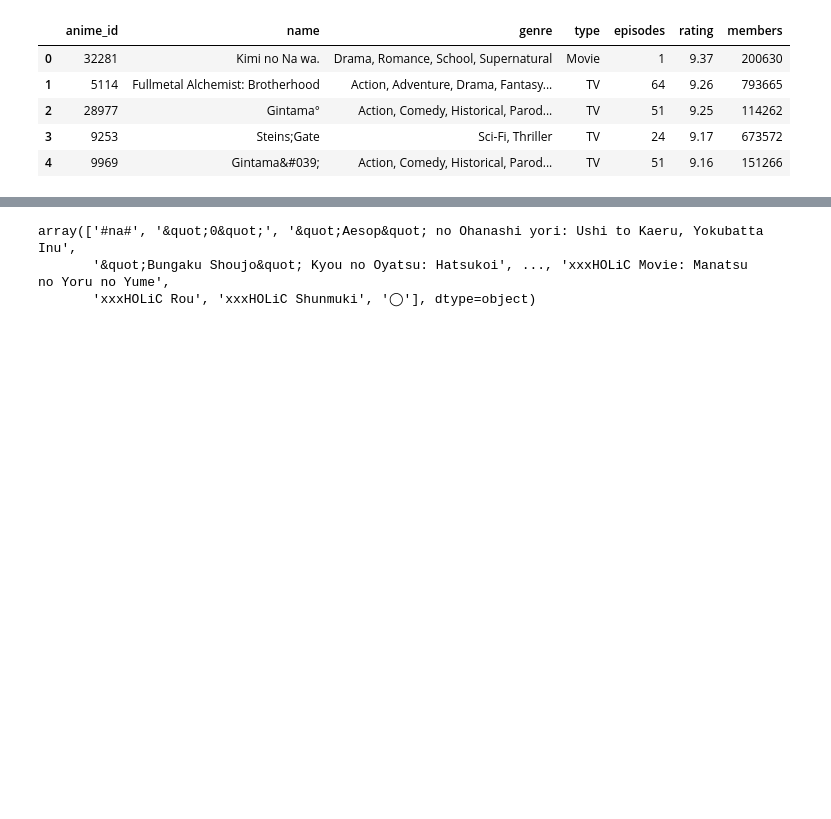
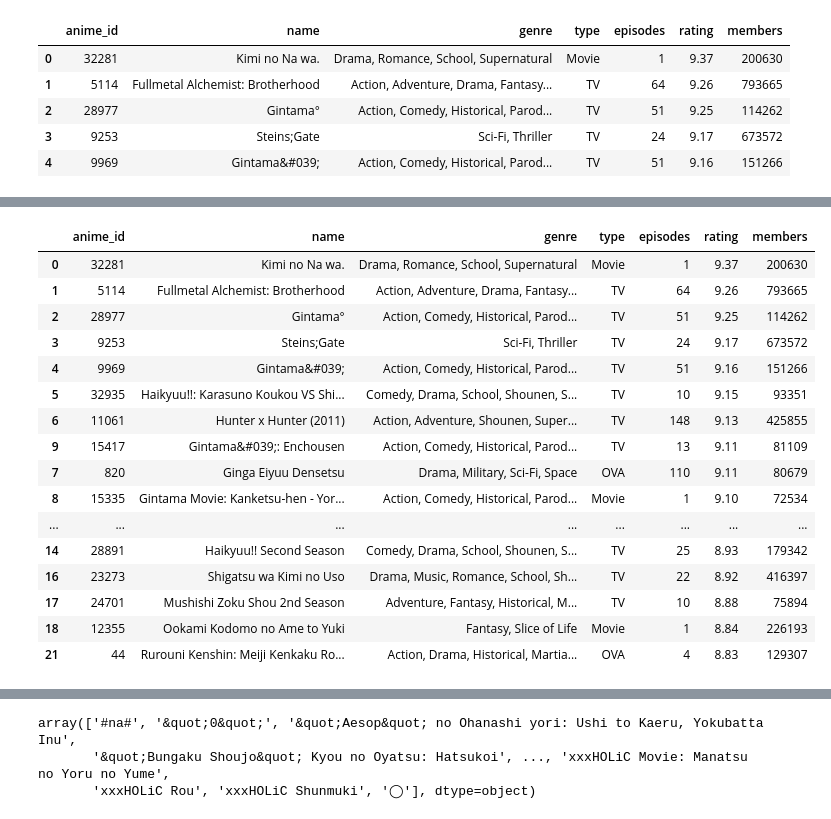
Before and after one commit to mraggi/NeuralSensei, a Jupyter notebook: 07.AnimeRecommender.ipynb, the cells around one changed output, grey strips where cells are left out. Cells and saved outputs as stored; diff of their text form; code cells hidden in the pictures; blank space fills up the shorter version.

Commit message:
Added Anime recommender 2nd version

```diff
--- a/07.AnimeRecommender.ipynb
+++ b/07.AnimeRecommender.ipynb
@@ -223,0 +267,22 @@ animes.head()
+# %%
+A=animes.sort_values('rating',ascending=False)
+# %%
+A[A['members'] > 1000].head(20)
+# %% [output]
+|  | anime_id | name | genre | type | episodes | rating | members |
+| 0 | 32281 | Kimi no Na wa. | Drama, Romance, School, Supernatural | Movie | 1 | 9.37 | 200630 |
+| 1 | 5114 | Fullmetal Alchemist: Brotherhood | Action, Adventure, Drama, Fantasy... | TV | 64 | 9.26 | 793665 |
+| 2 | 28977 | Gintama° | Action, Comedy, Historical, Parod... | TV | 51 | 9.25 | 114262 |
+| 3 | 9253 | Steins;Gate | Sci-Fi, Thriller | TV | 24 | 9.17 | 673572 |
+| 4 | 9969 | Gintama&#039; | Action, Comedy, Historical, Parod... | TV | 51 | 9.16 | 151266 |
+| 5 | 32935 | Haikyuu!!: Karasuno Koukou VS Shi... | Comedy, Drama, School, Shounen, S... | TV | 10 | 9.15 | 93351 |
+| 6 | 11061 | Hunter x Hunter (2011) | Action, Adventure, Shounen, Super... | TV | 148 | 9.13 | 425855 |
+| 9 | 15417 | Gintama&#039;: Enchousen | Action, Comedy, Historical, Parod... | TV | 13 | 9.11 | 81109 |
+| 7 | 820 | Ginga Eiyuu Densetsu | Drama, Military, Sci-Fi, Space | OVA | 110 | 9.11 | 80679 |
+| 8 | 15335 | Gintama Movie: Kanketsu-hen - Yor... | Action, Comedy, Historical, Parod... | Movie | 1 | 9.10 | 72534 |
+| ... | ... | ... | ... | ... | ... | ... | ... |
+| 14 | 28891 | Haikyuu!! Second Season | Comedy, Drama, School, Shounen, S... | TV | 25 | 8.93 | 179342 |
+| 16 | 23273 | Shigatsu wa Kimi no Uso | Drama, Music, Romance, School, Sh... | TV | 22 | 8.92 | 416397 |
+| 17 | 24701 | Mushishi Zoku Shou 2nd Season | Adventure, Fantasy, Historical, M... | TV | 10 | 8.88 | 75894 |
+| 18 | 12355 | Ookami Kodomo no Ame to Yuki | Fantasy, Slice of Life | Movie | 1 | 8.84 | 226193 |
+| 21 | 44 | Rurouni Kenshin: Meiji Kenkaku Ro... | Action, Drama, Historical, Martia... | OVA | 4 | 8.83 | 129307 |
```
Also changed, not shown: parts of 17 cells of this notebook, 1 other file.
